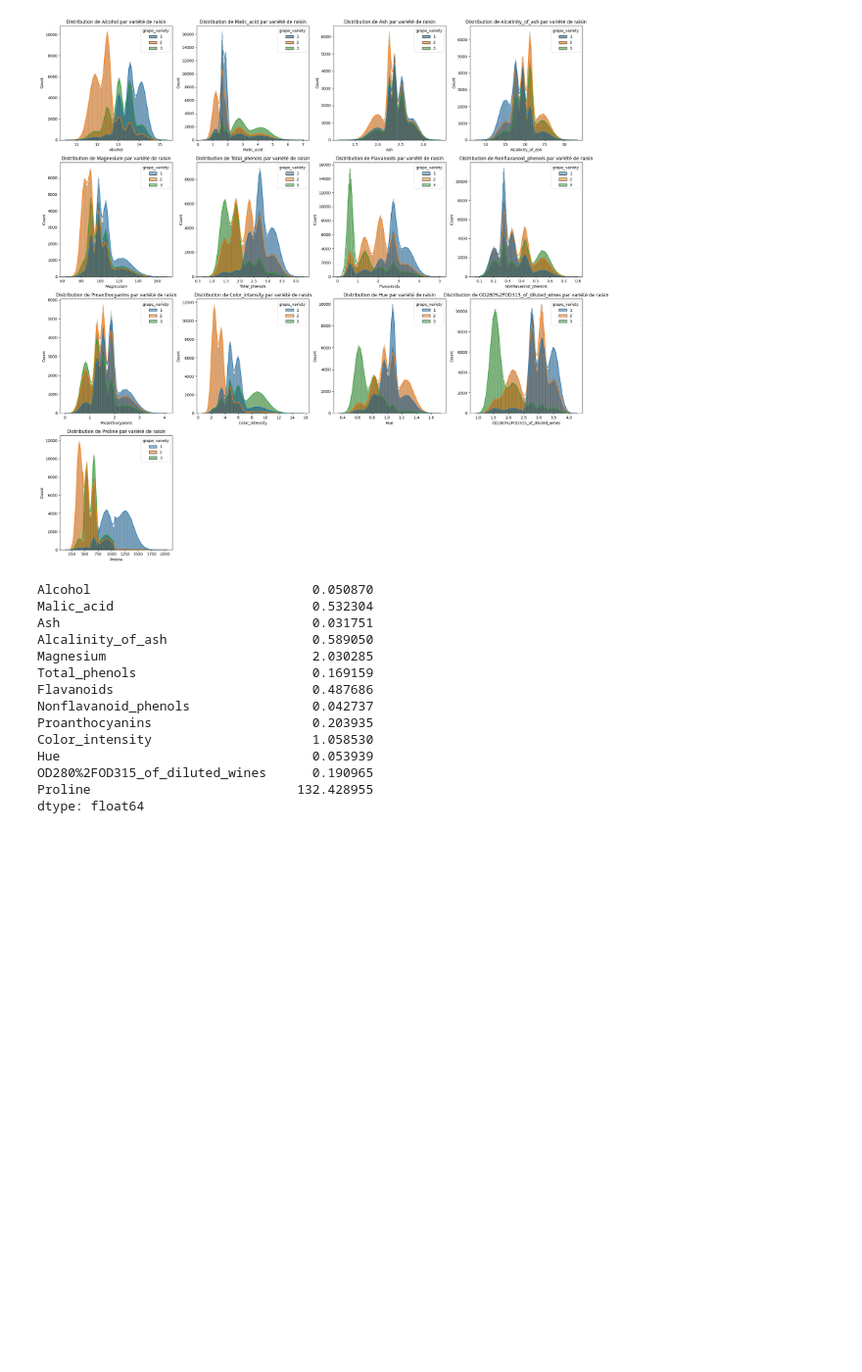
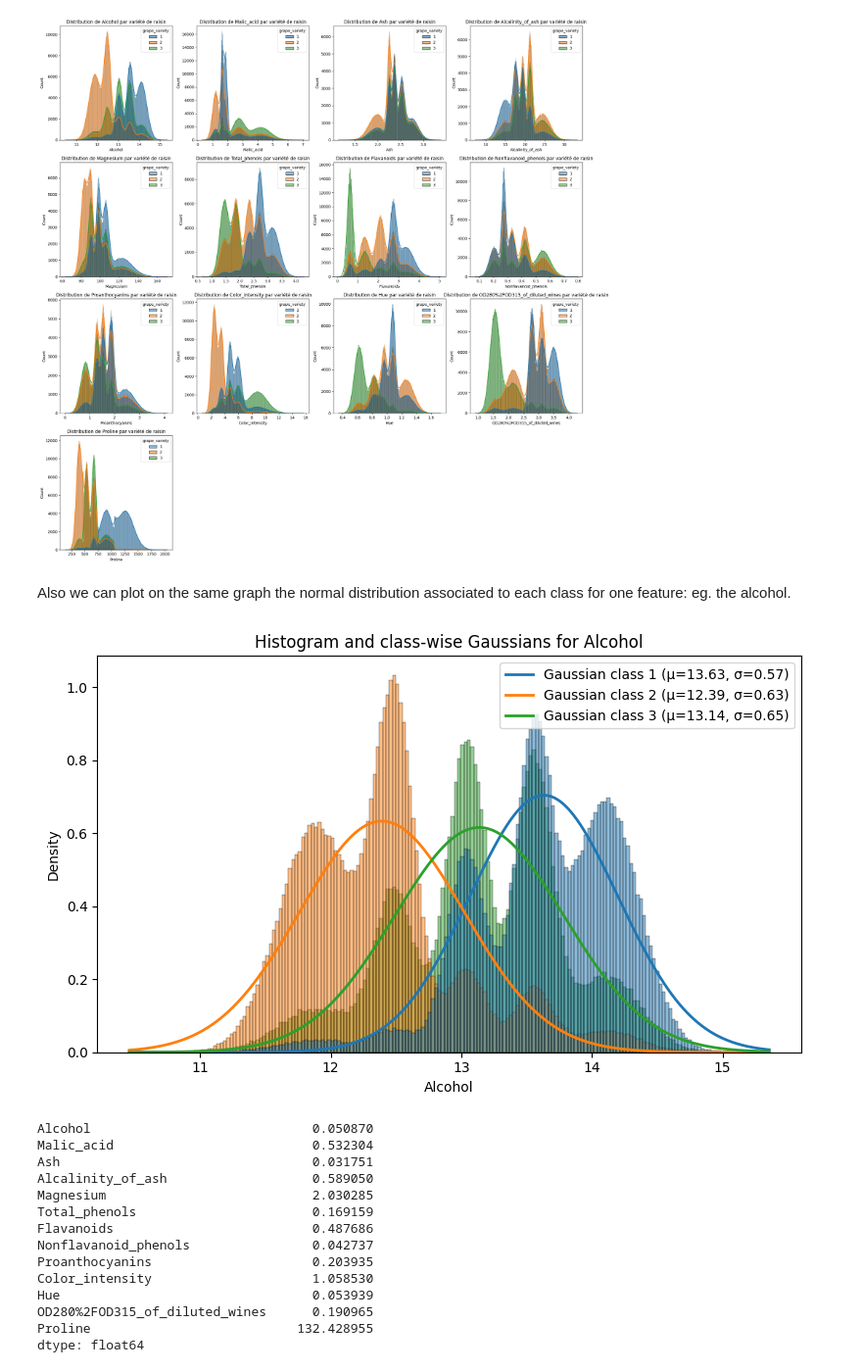
Before and after one commit to arthurl7389/WineAnalyzeML, a Jupyter notebook: model.ipynb, the cells around one changed output. Shown at 98% size. Saved outputs shown, nothing was run; the diff lists cells and outputs as text; code cells hidden in the pictures; blank space fills up the shorter version.

```diff
--- a/model.ipynb
+++ b/model.ipynb
@@ -132,6 +135,57 @@ plt.tight_layout()
 plt.show()
 # %% [output]
 [figure]
+# %% [markdown]
+Also we can plot on the same graph the normal distribution associated to each class for one feature: eg. the alcohol.
+# %%
+# Suppose attribute_names is a list from the wine dataset
+feature = attribute_names[0]  # e.g. "alcohol" [web:9]
+
+X = wine.copy()
+y = target.copy()
+X['grape_variety'] = y
+
+plt.figure(figsize=(8, 5))
+
+# Histogram of the first feature, with classes
+sns.histplot(
+    data=X,
+    x=feature,
+    hue="grape_variety",
+    kde=False,
+    stat="density",   # important so the PDFs are on the same scale [web:5]
+    common_norm=False
+)
+# Grid over x for plotting PDFs
+x_vals = np.linspace(X[feature].min(), X[feature].max(), 500)
+
+# Loop over each class
+classes = sorted(X['grape_variety'].unique())
+colors = ['tab:blue', 'tab:orange', 'tab:green']  # one color per class
+
+for cls, color in zip(classes, colors):
+    data_cls = X.loc[X['grape_variety'] == cls, feature]
+    mu = data_cls.mean()
+    sigma = data_cls.std()
+
+    pdf_vals = norm.pdf(x_vals, loc=mu, scale=sigma)  # Gaussian PDF [web:16][web:19]
+
+    plt.plot(
+        x_vals,
+        pdf_vals,
+        color=color,
+        lw=2,
+        label=f"Gaussian class {cls} (μ={mu:.2f}, σ={sigma:.2f})"
+    )
+
+plt.title(f"Histogram and class-wise Gaussians for {feature}")
+plt.xlabel(feature)
+plt.ylabel("Density")
+plt.legend()
+plt.tight_layout()
+plt.show()
+# %% [output]
+[figure, added]
 # %%
 Variance = wine.var()
 Mean = wine.mean()
```
Also changed, not shown: parts of 52 cells of this notebook.
